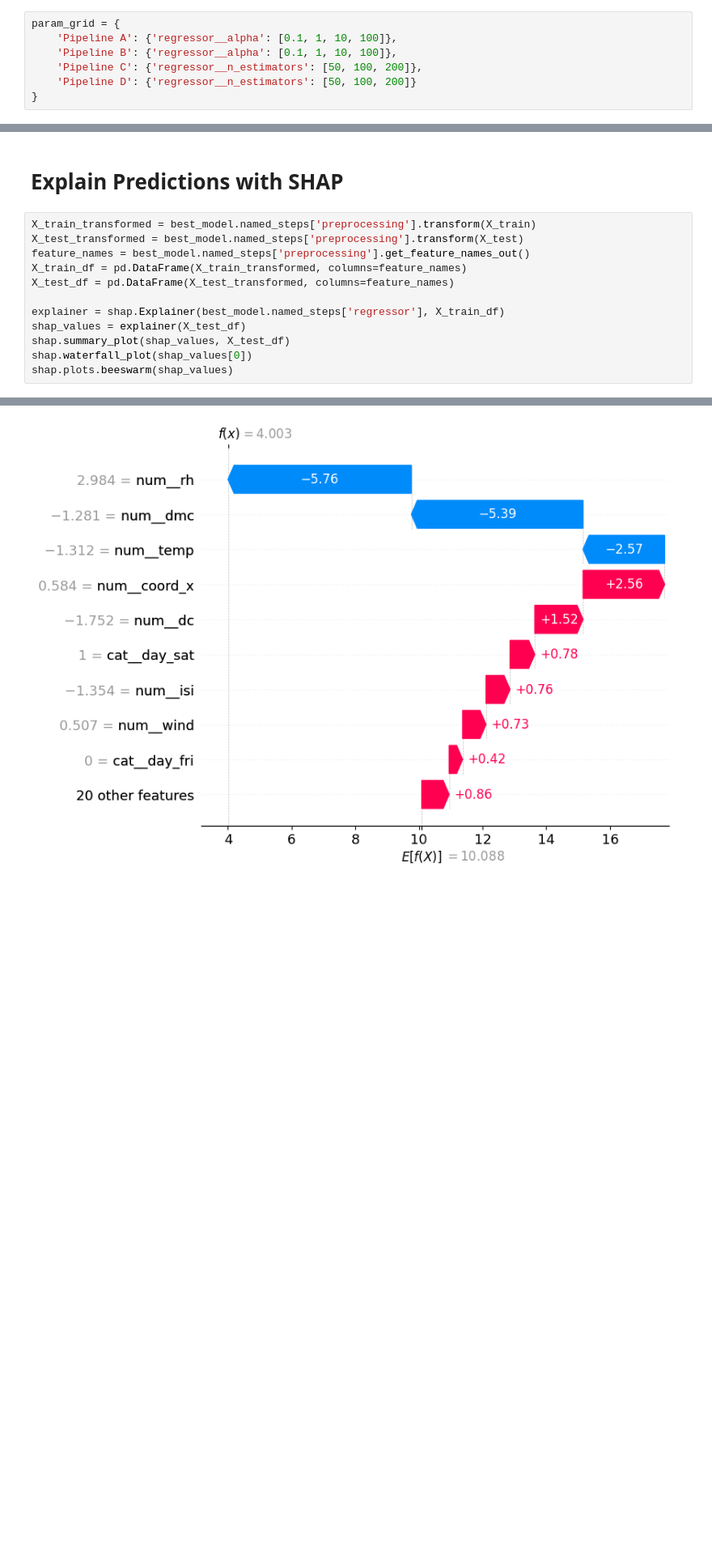
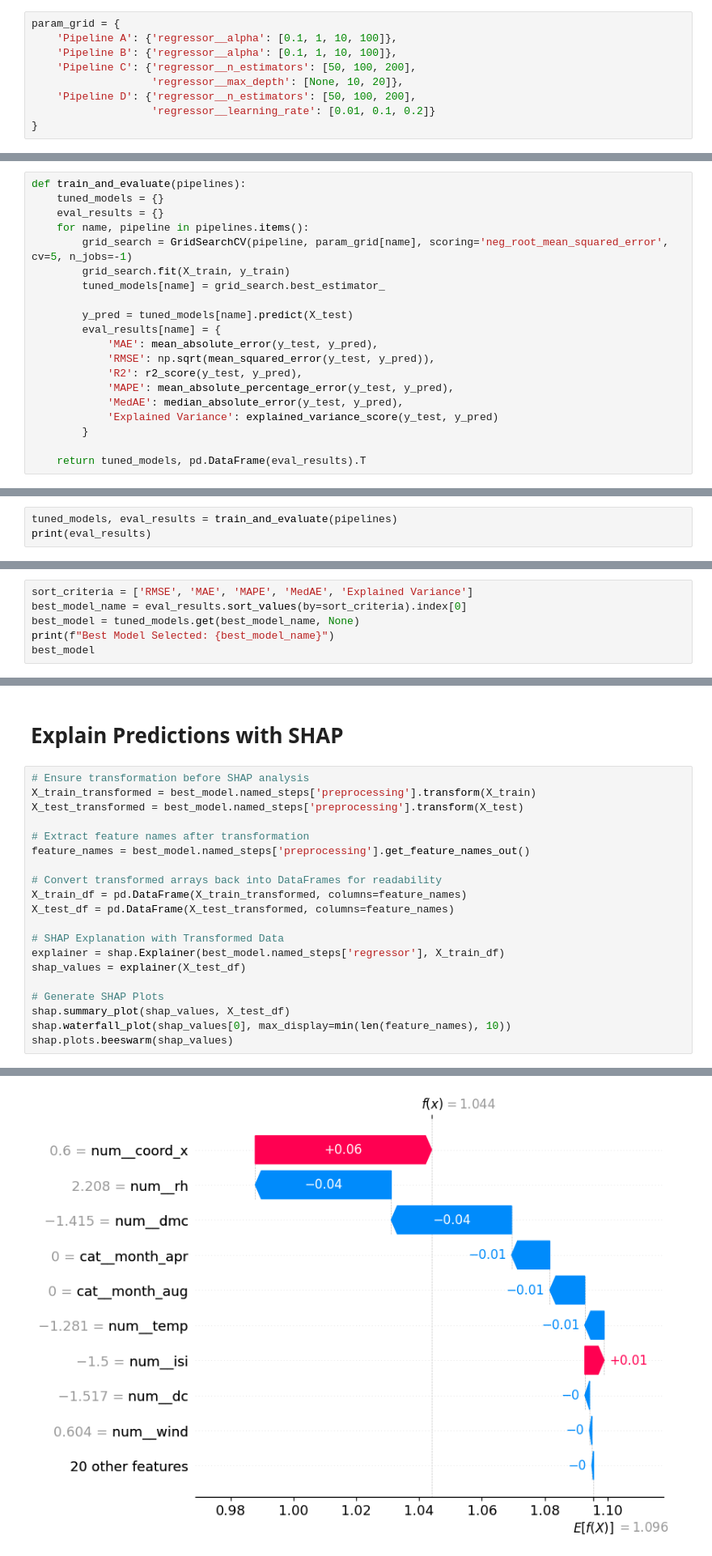
Before and after one commit to k2jac9/production, a Jupyter notebook: 02_activities/assignments/assignment_2.ipynb, the cells around one changed output, grey strips where cells are left out. Shown: that part at 81% size. Cells and saved outputs as stored; diff of their text form; blank space fills up the shorter version.

```diff
--- a/02_activities/assignments/assignment_2.ipynb
+++ b/02_activities/assignments/assignment_2.ipynb
@@ -224,6 +288,8 @@ X_train, X_test, y_train, y_test = train_test_split(X, y, test_size=0.2, random_
 param_grid = {
     'Pipeline A': {'regressor__alpha': [0.1, 1, 10, 100]},
     'Pipeline B': {'regressor__alpha': [0.1, 1, 10, 100]},
-    'Pipeline C': {'regressor__n_estimators': [50, 100, 200]},
-    'Pipeline D': {'regressor__n_estimators': [50, 100, 200]}
+    'Pipeline C': {'regressor__n_estimators': [50, 100, 200],
+                   'regressor__max_depth': [None, 10, 20]},
+    'Pipeline D': {'regressor__n_estimators': [50, 100, 200],
+                   'regressor__learning_rate': [0.01, 0.1, 0.2]}
 }
@@ -263,0 +300,20 @@ Pipeline D  26.733182  109.776350 -0.022318
+# %%
+def train_and_evaluate(pipelines):
+    tuned_models = {}
+    eval_results = {}
+    for name, pipeline in pipelines.items():
+        grid_search = GridSearchCV(pipeline, param_grid[name], scoring='neg_root_mean_squared_error', cv=5, n_jobs=-1)
+        grid_search.fit(X_train, y_train)
+        tuned_models[name] = grid_search.best_estimator_
+
+        y_pred = tuned_models[name].predict(X_test)
+        eval_results[name] = {
+            'MAE': mean_absolute_error(y_test, y_pred),
+            'RMSE': np.sqrt(mean_squared_error(y_test, y_pred)),
+            'R2': r2_score(y_test, y_pred),
+            'MAPE': mean_absolute_percentage_error(y_test, y_pred),
+            'MedAE': median_absolute_error(y_test, y_pred),
+            'Explained Variance': explained_variance_score(y_test, y_pred)
+        }
+
+    return tuned_models, pd.DataFrame(eval_results).T
@@ -263,0 +322,3 @@ Pipeline D  26.733182  109.776350 -0.022318
+# %%
+tuned_models, eval_results = train_and_evaluate(pipelines)
+print(eval_results)
@@ -268,0 +343,6 @@ best_model = tuned_models[best_model_name]
+# %%
+sort_criteria = ['RMSE', 'MAE', 'MAPE', 'MedAE', 'Explained Variance']
+best_model_name = eval_results.sort_values(by=sort_criteria).index[0]
+best_model = tuned_models.get(best_model_name, None)
+print(f"Best Model Selected: {best_model_name}")
+best_model
@@ -288,15 +474,23 @@ with open('best_model.pkl', 'wb') as f:
 # %% [markdown]
 # Explain Predictions with SHAP
 # %%
+# Ensure transformation before SHAP analysis
 X_train_transformed = best_model.named_steps['preprocessing'].transform(X_train)
 X_test_transformed = best_model.named_steps['preprocessing'].transform(X_test)
+
+# Extract feature names after transformation
 feature_names = best_model.named_steps['preprocessing'].get_feature_names_out()
+
+# Convert transformed arrays back into DataFrames for readability
 X_train_df = pd.DataFrame(X_train_transformed, columns=feature_names)
 X_test_df = pd.DataFrame(X_test_transformed, columns=feature_names)
 
+# SHAP Explanation with Transformed Data
 explainer = shap.Explainer(best_model.named_steps['regressor'], X_train_df)
 shap_values = explainer(X_test_df)
+
+# Generate SHAP Plots
 shap.summary_plot(shap_values, X_test_df)
-shap.waterfall_plot(shap_values[0])
+shap.waterfall_plot(shap_values[0], max_display=min(len(feature_names), 10))
 shap.plots.beeswarm(shap_values)
 # %% [output]
@@ -304 +498 @@ shap.plots.beeswarm(shap_values)
-[figure, old version]
+[figure, new version]
```
Also changed, not shown: parts of 33 cells of this notebook, 1 other file.
